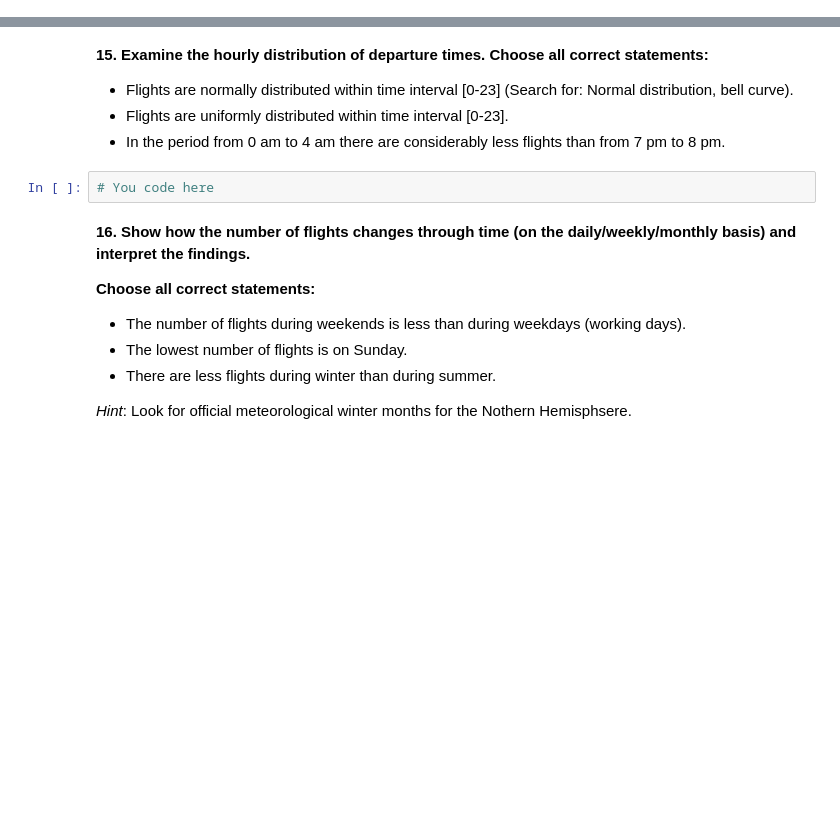
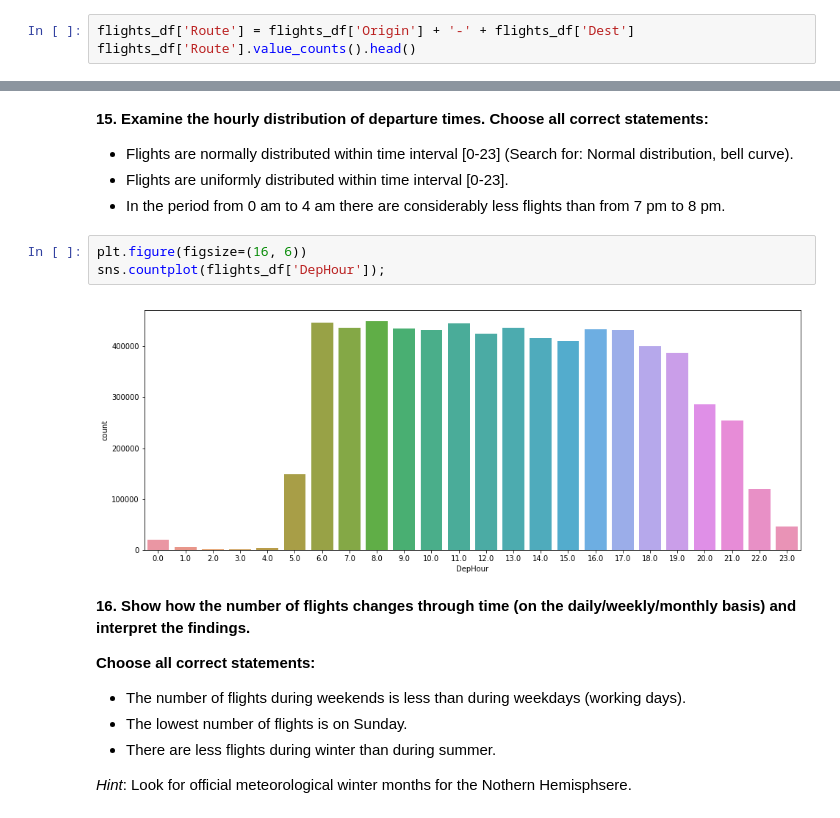
Before and after one commit to hiankun/mlcourse.ai, a Jupyter notebook: jupyter_english/assignments_spring2019/assignment1_USA_flights_EDA.ipynb, the cells around one changed output, grey strips where cells are left out. Drawn from its saved outputs; the diff is of its cells as text; blank space fills up the shorter version.

```diff
--- a/jupyter_english/assignments_spring2019/assignment1_USA_flights_EDA.ipynb
+++ b/jupyter_english/assignments_spring2019/assignment1_USA_flights_EDA.ipynb
@@ -351,0 +550,3 @@ flights_df['Cancelled'].value_counts()[0] - flights_df['Cancelled'].value_counts
+# %%
+flights_df['Route'] = flights_df['Origin'] + '-' + flights_df['Dest']
+flights_df['Route'].value_counts().head()
@@ -366,8 +579,11 @@ _Hint_: consider only positive delays
  - Flights are normally distributed within time interval [0-23] (Search for: Normal distribution, bell curve).
  - Flights are uniformly distributed within time interval [0-23].
  - In the period from 0 am to 4 am there are considerably less flights than from 7 pm to 8 pm.
-# %%
-# You code here
+# %%
+plt.figure(figsize=(16, 6))
+sns.countplot(flights_df['DepHour']);
+# %% [output]
+[figure, added]
 # %% [markdown]
 **16. Show how the number of flights changes through time (on the daily/weekly/monthly basis) and interpret the findings.**
 
```
Also changed, not shown: parts of 48 cells of this notebook.
